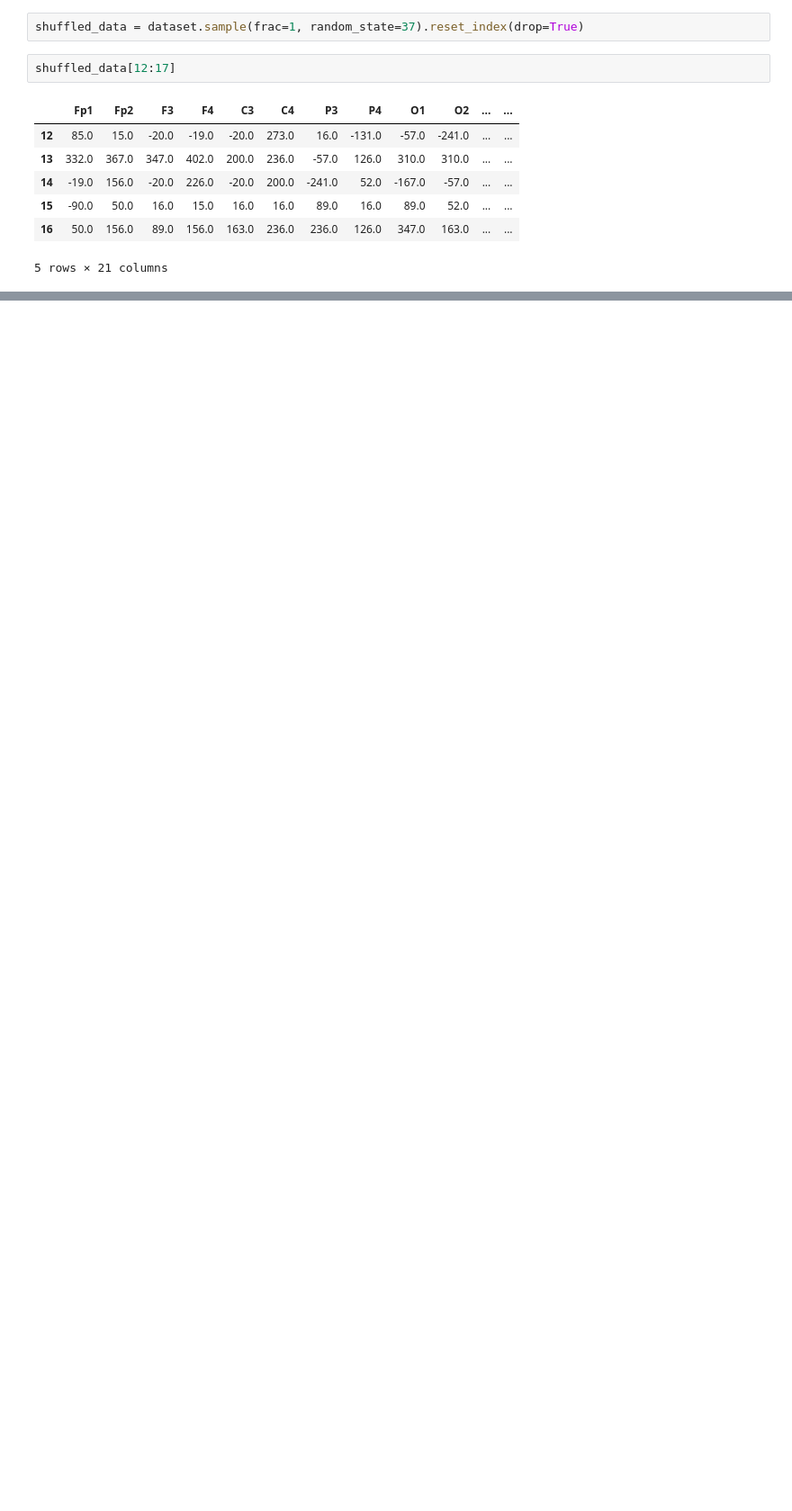
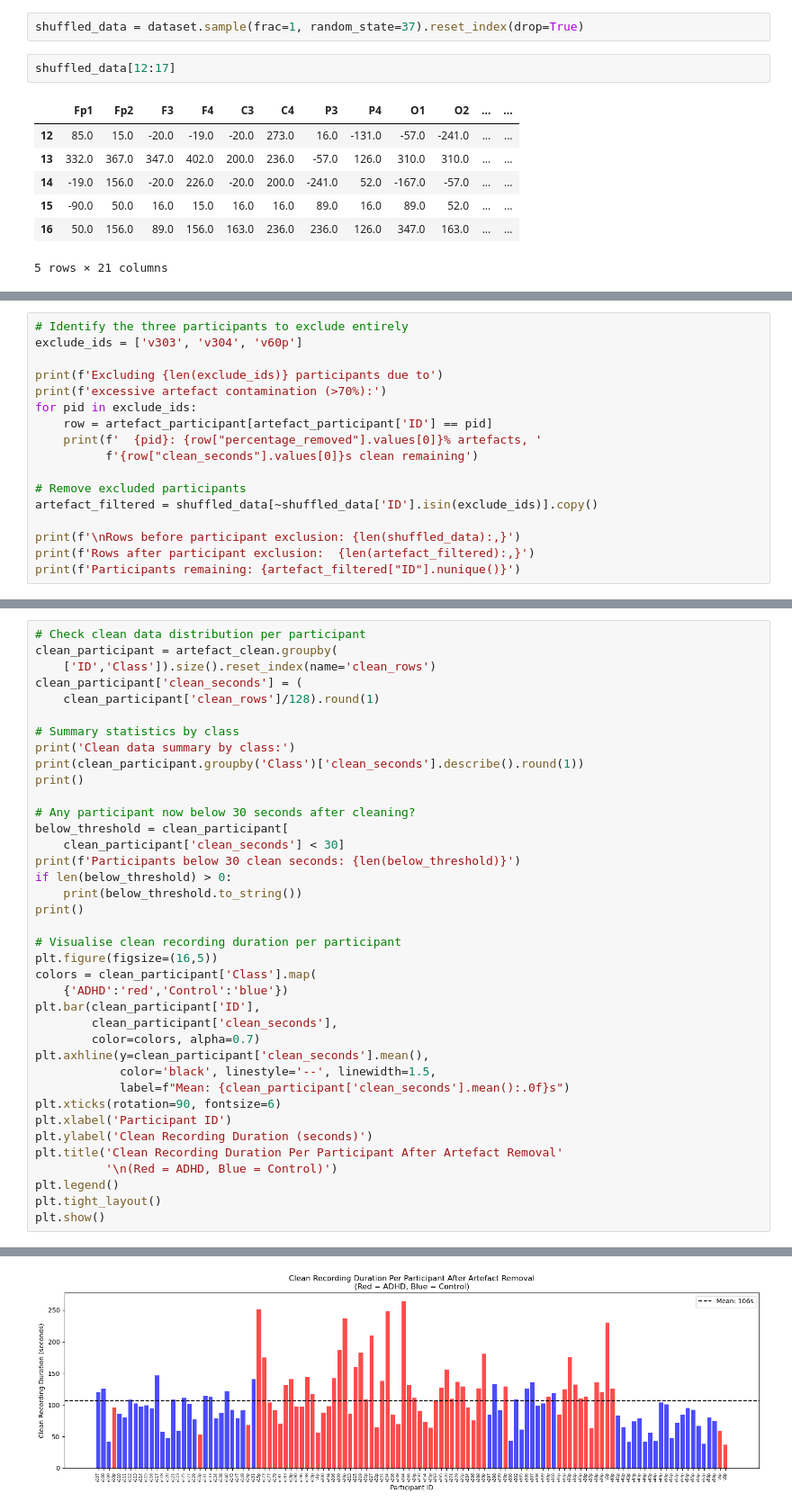
Before and after one commit to Yeshua235/adhd-eeg-explainability, a Jupyter notebook: notebooks/eda.ipynb, the cells around one changed output, grey strips where cells are left out. Shown at 90% size. Cells and saved outputs as stored; diff of their text form; blank space fills up the shorter version.

Commit message:
Add EDA notebook with cleaning pipeline and exploratory analysis

```diff
--- a/notebooks/eda.ipynb
+++ b/notebooks/eda.ipynb
@@ -56,0 +352,17 @@ shuffled_data[12:17]
+# %%
+# Identify the three participants to exclude entirely
+exclude_ids = ['v303', 'v304', 'v60p']
+
+print(f'Excluding {len(exclude_ids)} participants due to')
+print(f'excessive artefact contamination (>70%):')
+for pid in exclude_ids:
+    row = artefact_participant[artefact_participant['ID'] == pid]
+    print(f'  {pid}: {row["percentage_removed"].values[0]}% artefacts, '
+          f'{row["clean_seconds"].values[0]}s clean remaining')
+
+# Remove excluded participants
+artefact_filtered = shuffled_data[~shuffled_data['ID'].isin(exclude_ids)].copy()
+
+print(f'\nRows before participant exclusion: {len(shuffled_data):,}')
+print(f'Rows after participant exclusion:  {len(artefact_filtered):,}')
+print(f'Participants remaining: {artefact_filtered["ID"].nunique()}')
@@ -56,0 +431,39 @@ shuffled_data[12:17]
+# %%
+# Check clean data distribution per participant
+clean_participant = artefact_clean.groupby(
+    ['ID','Class']).size().reset_index(name='clean_rows')
+clean_participant['clean_seconds'] = (
+    clean_participant['clean_rows']/128).round(1)
+
+# Summary statistics by class
+print('Clean data summary by class:')
+print(clean_participant.groupby('Class')['clean_seconds'].describe().round(1))
+print()
+
+# Any participant now below 30 seconds after cleaning?
+below_threshold = clean_participant[
+    clean_participant['clean_seconds'] < 30]
+print(f'Participants below 30 clean seconds: {len(below_threshold)}')
+if len(below_threshold) > 0:
+    print(below_threshold.to_string())
+print()
+
+# Visualise clean recording duration per participant
+plt.figure(figsize=(16,5))
+colors = clean_participant['Class'].map(
+    {'ADHD':'red','Control':'blue'})
+plt.bar(clean_participant['ID'],
+        clean_participant['clean_seconds'],
+        color=colors, alpha=0.7)
+plt.axhline(y=clean_participant['clean_seconds'].mean(),
+            color='black', linestyle='--', linewidth=1.5,
+            label=f"Mean: {clean_participant['clean_seconds'].mean():.0f}s")
+plt.xticks(rotation=90, fontsize=6)
+plt.xlabel('Participant ID')
+plt.ylabel('Clean Recording Duration (seconds)')
+plt.title('Clean Recording Duration Per Participant After Artefact Removal'
+          '\n(Red = ADHD, Blue = Control)')
+plt.legend()
+plt.tight_layout()
+plt.show()
+# %% [output]
@@ -56,0 +477 @@ shuffled_data[12:17]
+[figure, added]
```
Also changed, not shown: parts of 30 cells of this notebook.
